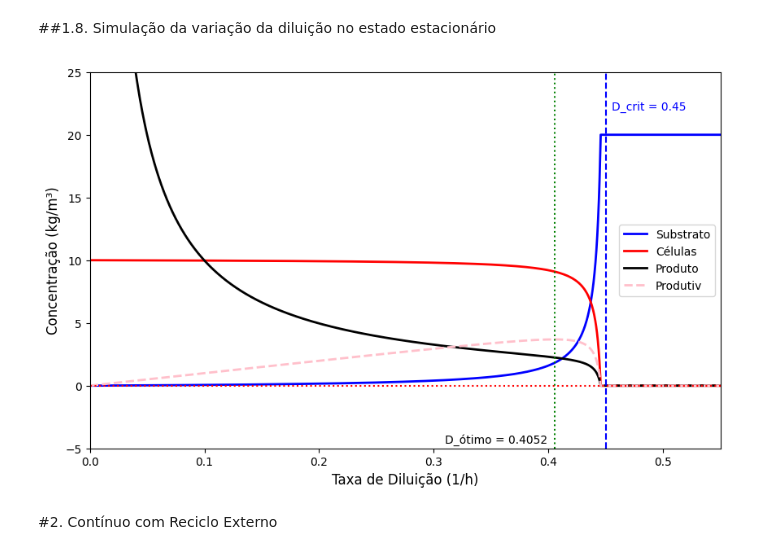
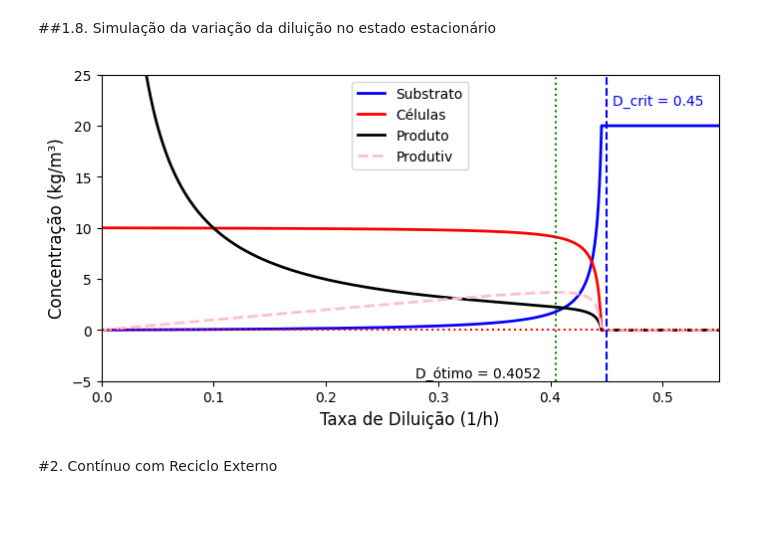
Before and after one commit to VitorMazziero/Processos-Fermentativos, a Jupyter notebook: Modelos Cineticos para Simulação - Contínuo.ipynb, the cells around one changed output. Drawn from its saved outputs; the diff is of its cells as text; code cells hidden in the pictures; blank space fills up the shorter version.

```diff
--- a/Modelos Cineticos para Simulação - Contínuo.ipynb
+++ b/Modelos Cineticos para Simulação - Contínuo.ipynb
@@ -324,36 +324,36 @@ for i in range(len(D)):
       Cs[i]=Cse
       Cp[i]=Cpe
       Cx[i]=Cxe
       P[i]=0
 
 warnings.filterwarnings("ignore")
 
 # Construção do Gráfico
 
-plt.figure(figsize=(10,6), facecolor="white", edgecolor="black")
+plt.figure(figsize=(8,4), facecolor="white", edgecolor="black")
 
 plt.plot(D, Cs, label = "Substrato", color="blue", linewidth=2, linestyle="-")
 plt.plot(D, Cx, label = "Células", color="red", linewidth=2, linestyle="-")
 plt.plot(D, Cp, label = "Produto", color="black", linewidth=2, linestyle="-")
 plt.plot(D, P, label = "Produtiv", color="pink", linewidth=2, linestyle="--")
 
 plt.xlabel("Taxa de Diluição (1/h)", fontdict={'fontsize':12})
 plt.ylabel("Concentração (kg/m³)", fontdict={'fontsize':12})
 
 plt.ylim([-5, 25])
 plt.xlim([0, 0.55])
 
 plt.axhline(0, color = 'r', linestyle = ':')
 plt.axvline(D_ótimo, color = 'g', linestyle = ':')
-plt.text(y=16, x=D_ótimo, s='D_ótimo = %.4f' %D_ótimo, fontsize = '10', position= (0.31,-4.6))
+plt.text(y=16, x=D_ótimo, s='D_ótimo = %.4f' %D_ótimo, fontsize = '10', position= (0.28,-4.6))
 
 plt.axvline(D_crit, color = 'b', linestyle = '--')
 plt.text(y=16, x=D_crit, s='D_crit = %.2f' %D_crit, fontsize = '10', color='b', position= (0.455,22))
 
 plt.legend()
 plt.show()
 # %% [output]
-[figure, old version]
+[figure, new version]
 # %% [markdown]
 #2. Contínuo com Reciclo Externo
 # %% [markdown]
```
